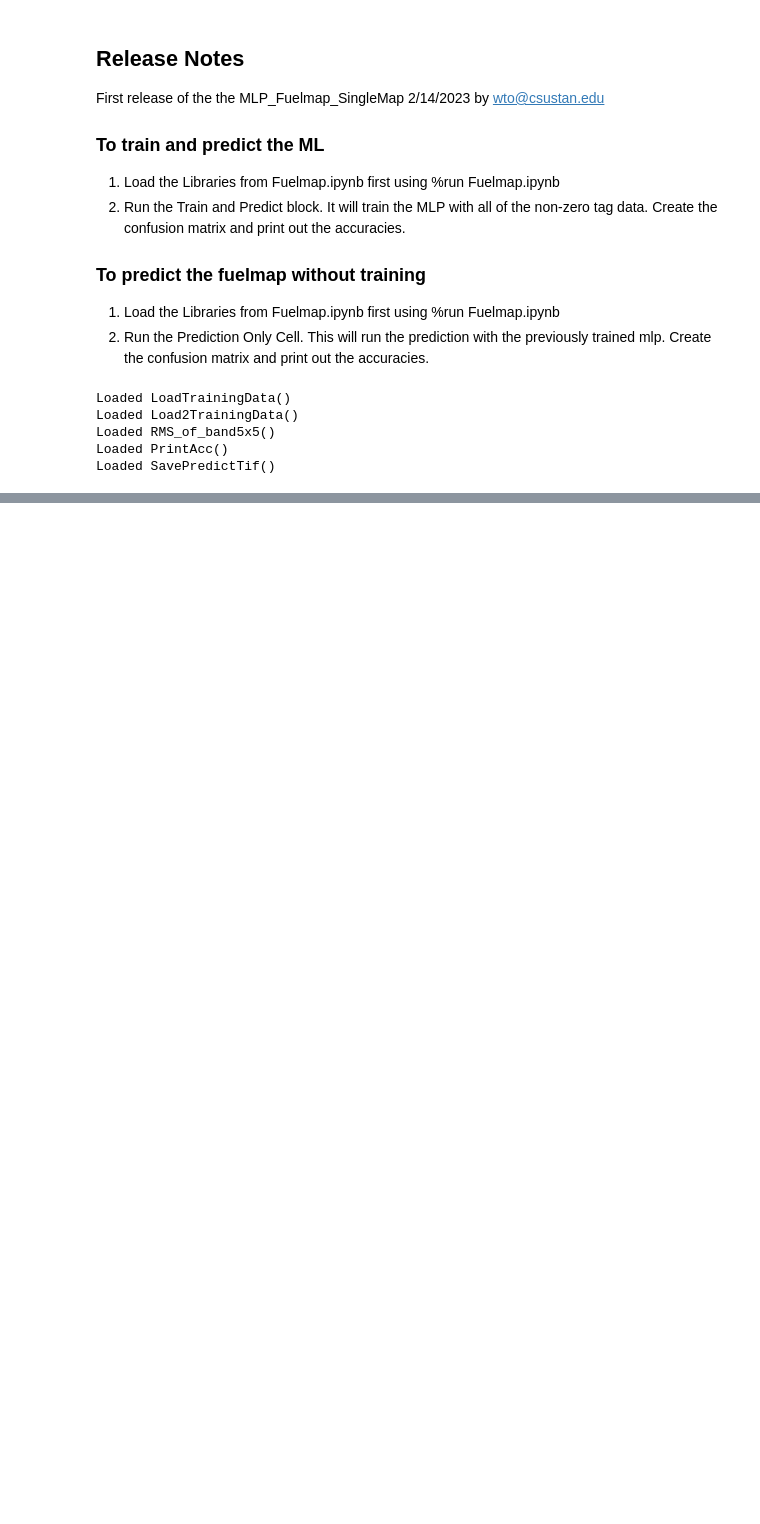
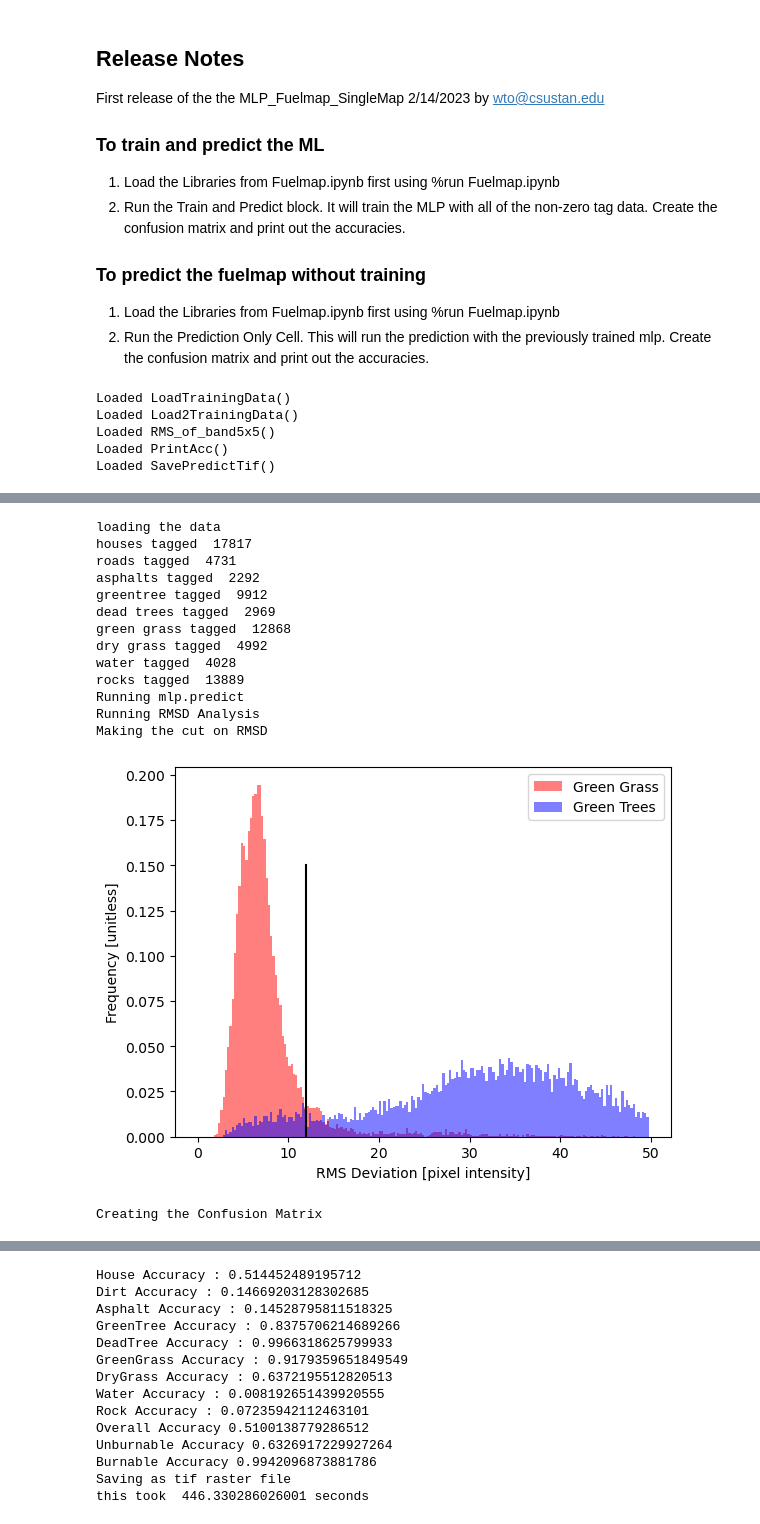
Before and after one commit to wtoslac/fuelmap, a Jupyter notebook: MLP_Fuelmap_SingleMap.ipynb, the cells around one changed output, grey strips where cells are left out. Saved outputs shown, nothing was run; the diff lists cells and outputs as text; code cells hidden in the pictures; blank space fills up the shorter version.

Commit message:
"Put RMSD plot in Train MapA and Predict on MapB

```diff
--- a/MLP_Fuelmap_SingleMap.ipynb
+++ b/MLP_Fuelmap_SingleMap.ipynb
@@ -196,38 +196,72 @@ NIR_RMS2 = RMSD_of_band5x5(X_matrix2[3], Y_predict_matrix2)
 
 NIR_RMS_f2 = NIR_RMS2.flatten()
 
+#print("Making the cut on RMSD")
+#for i in range(len(NIR_RMS_f2)):
+#    if ( NIR_RMS_f2[i]<RMSD_CUT and Y_predict2[i]==4 ):
+#        Y_predict2[i]=6
+
 print("Making the cut on RMSD")
+NIR_RMS2_4 = []
+NIR_RMS2_6 = []
 for i in range(len(NIR_RMS_f2)):
+    if(Y_flat2[i] == 4): NIR_RMS2_4.append(NIR_RMS_f2[i])
+    if(Y_flat2[i] == 6): NIR_RMS2_6.append(NIR_RMS_f2[i])
     if ( NIR_RMS_f2[i]<RMSD_CUT and Y_predict2[i]==4 ):
         Y_predict2[i]=6
+
+rmsd_bins= np.arange(0,50,0.25)
+plt.hist(NIR_RMS2_6, rmsd_bins, alpha=0.5, label='Green Grass', color='r', density = True)
+plt.xlabel("RMS Deviation [pixel intensity]")
+plt.ylabel("Frequency [unitless]")
+plt.hist(NIR_RMS2_4, rmsd_bins, alpha=0.5, label='Green Trees', color='b',density = True)
+plt.plot([RMSD_CUT,RMSD_CUT],[0,0.15], color='k')
+plt.legend(loc='upper right')
+plt.show()
 
 ############ Confusion Matrix Test###########
 print("Creating the Confusion Matrix")
 cm = metrics.confusion_matrix(Y_flat2[Y_flat2!=0],Y_predict2[Y_flat2!=0])
 
 cm_norm = []
 for i in range(len(cm)):
     row = cm[i]/np.sum(cm[i])
     cm_norm.append(row)
 cm_norm= np.array(cm_norm)
 
 fulltargets =['houses', 'dirt', 'asphalt', 'green trees', 'dead trees', 'green grass','dry grass', 'water','rock']
 
 fig = plt.figure(figsize = (10,10))
 ax = fig.add_axes([0.1, 0.1, 0.8, 0.8])
 plt.imshow(cm_norm,cmap='jet',extent=[0.5,9.5,0.5,9.5])
 plt.colorbar()
 
 plt.xlabel("Class Pred")
 ax.set_xticks([1,2,3,4,5,6,7,8,9])
 ax.set_xticklabels(fulltargets)
 plt.xticks(rotation = 45)
 plt.ylabel("Class Tagged")
 ax.set_yticks([1,2,3,4,5,6,7,8,9])
 ax.set_yticklabels(fulltargets[::-1])
 plt.show()
 ############ End Confusion Matrix Test###########
 
 PrintAcc(Y_predict2,Y_flat2)
 SavePredictTif(Y_predict2,imageFile2,outFile2)
 print('this took ', time.time()-start, 'seconds')
+# %% [output]
+loading the data
+houses tagged  17817
+roads tagged  4731
+asphalts tagged  2292
+greentree tagged  9912
+dead trees tagged  2969
+green grass tagged  12868
+dry grass tagged  4992
+water tagged  4028
+rocks tagged  13889
+Running mlp.predict
+Running RMSD Analysis
+Making the cut on RMSD
+[figure, added]
+Creating the Confusion Matrix
@@ -234,3 +269,17 @@ print('this took ', time.time()-start, 'seconds')
+House Accuracy : 0.514452489195712
+Dirt Accuracy : 0.14669203128302685
+Asphalt Accuracy : 0.14528795811518325
+GreenTree Accuracy : 0.8375706214689266
+DeadTree Accuracy : 0.9966318625799933
+GreenGrass Accuracy : 0.9179359651849549
+DryGrass Accuracy : 0.6372195512820513
+Water Accuracy : 0.008192651439920555
+Rock Accuracy : 0.07235942112463101
+Overall Accuracy 0.5100138779286512
+Unburnable Accuracy 0.6326917229927264
+Burnable Accuracy 0.9942096873881786
+Saving as tif raster file
+this took  446.330286026001 seconds
 # %%
 ########## Probabilities Analysis from mlp.predict_proba()
 ### This code block makes the probability histogram using the training data.
```
Also changed, not shown: parts of 3 cells of this notebook.
